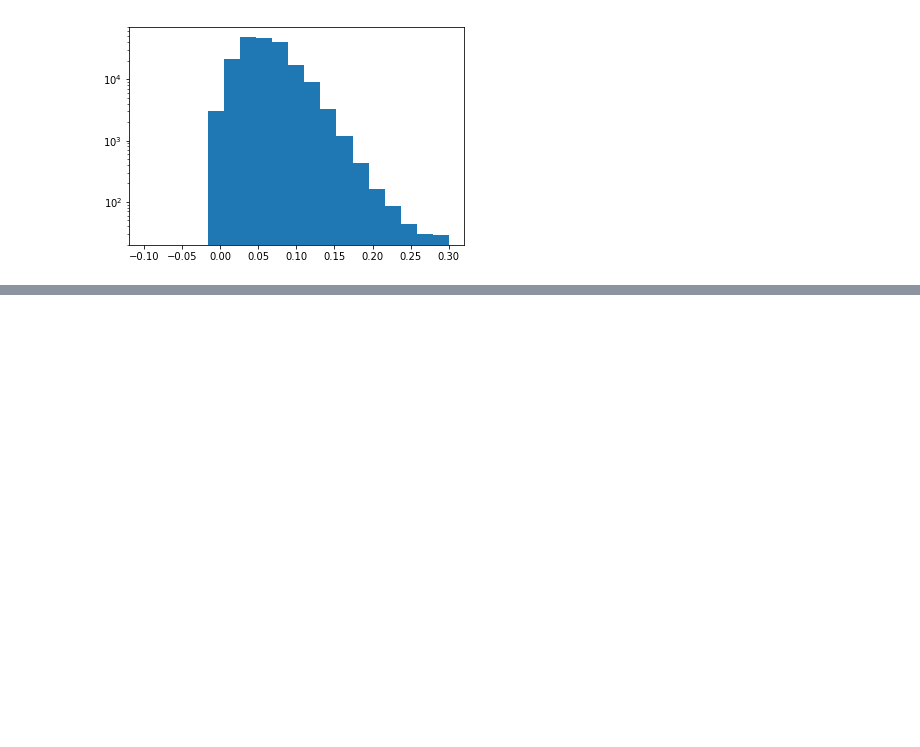
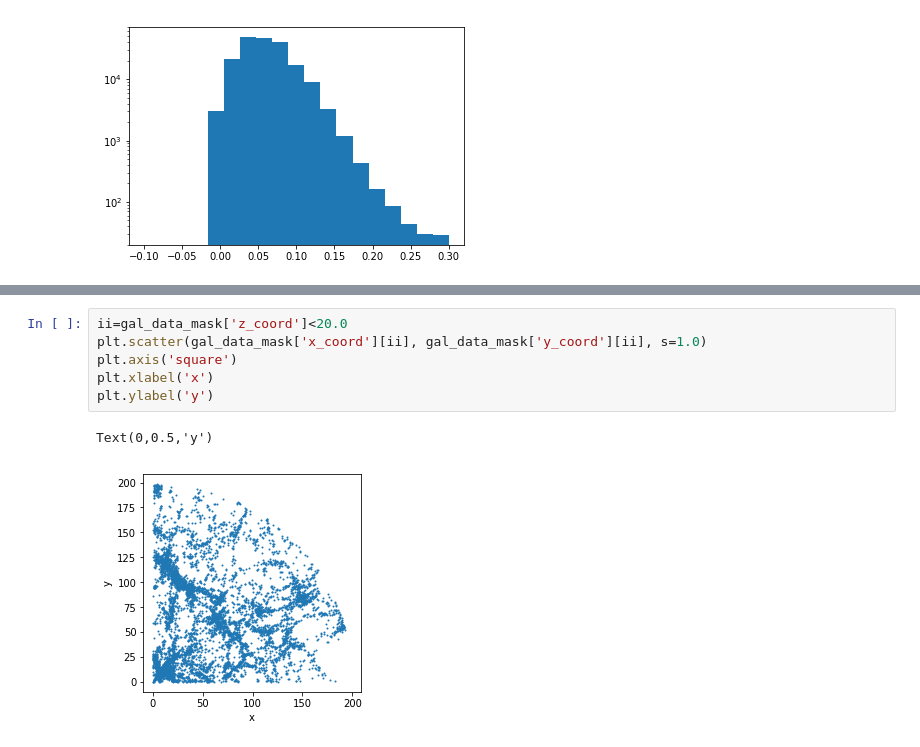
Before and after one commit to astroandes/datasets, a Jupyter notebook: code/explore_sdss.ipynb, the cells around one changed output, grey strips where cells are left out. Cells and saved outputs as stored; diff of their text form; blank space fills up the shorter version.

```diff
--- a/code/explore_sdss.ipynb
+++ b/code/explore_sdss.ipynb
@@ -77,0 +121,9 @@ Text(0,0.5,'z')
+# %%
+ii=gal_data_mask['z_coord']<20.0
+plt.scatter(gal_data_mask['x_coord'][ii], gal_data_mask['y_coord'][ii], s=1.0)
+plt.axis('square')
+plt.xlabel('x')
+plt.ylabel('y')
+# %% [output]
+Text(0,0.5,'y')
+[figure, added]
```
Also changed, not shown: parts of 8 cells of this notebook.
